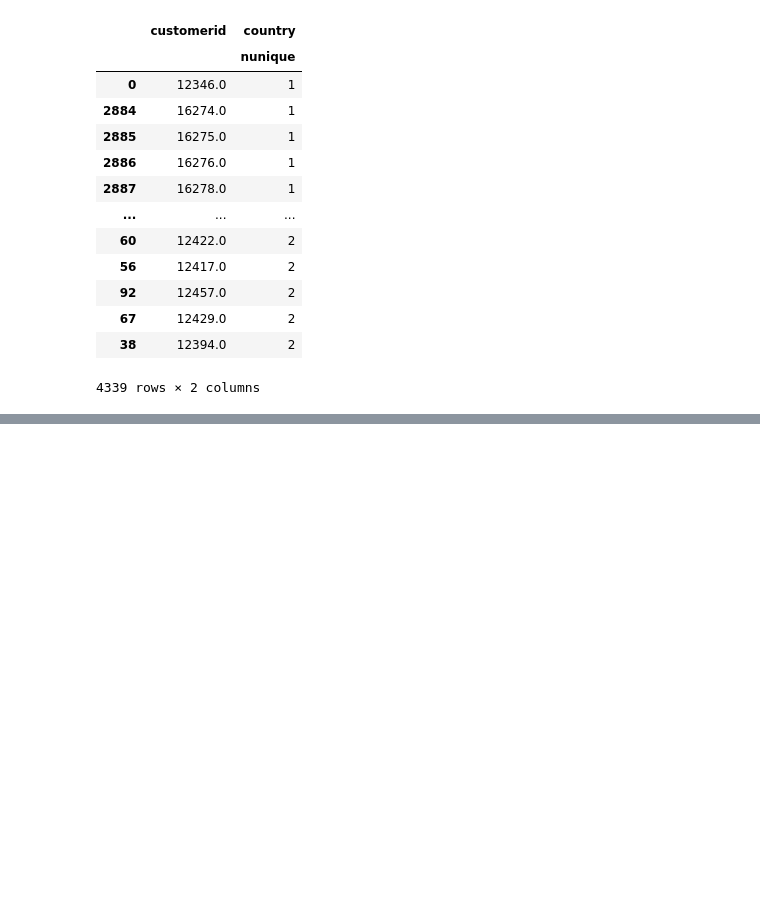
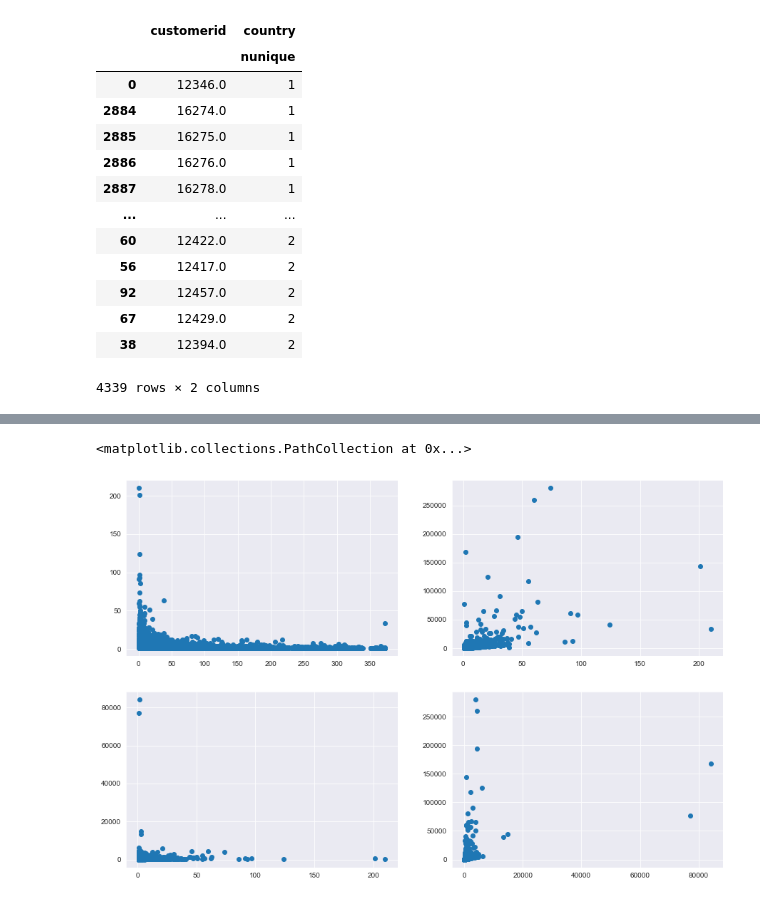
Before and after one commit to ajyeoh/ajyeoh_portfolio, a Jupyter notebook: 2_customer_segmentation_ecommerce/Customer Segmentation - RFM Analysis on E-Commerce Dataset.ipynb, the cells around one changed output, grey strips where cells are left out. Saved outputs shown, nothing was run; the diff lists cells and outputs as text; code cells hidden in the pictures; blank space fills up the shorter version.

```diff
--- a/2_customer_segmentation_ecommerce/Customer Segmentation - RFM Analysis on E-Commerce Dataset.ipynb
+++ b/2_customer_segmentation_ecommerce/Customer Segmentation - RFM Analysis on E-Commerce Dataset.ipynb
@@ -265,0 +280,10 @@ rfm.corr()
+# %%
+fig, ((ax1, ax2), (ax3, ax4)) = plt.subplots(2, 2, figsize=(15, 10))
+
+ax1.scatter(rfm['recency'], rfm['frequency'])
+ax2.scatter(rfm['frequency'], rfm['monetary_all'])
+ax3.scatter(rfm['frequency'], rfm['monetary_mean'])
+ax4.scatter(rfm['monetary_mean'], rfm['monetary_all'])
+# %% [output]
+<matplotlib.collections.PathCollection at 0x...>
+[figure, added]
```
Also changed, not shown: parts of 9 cells of this notebook.
